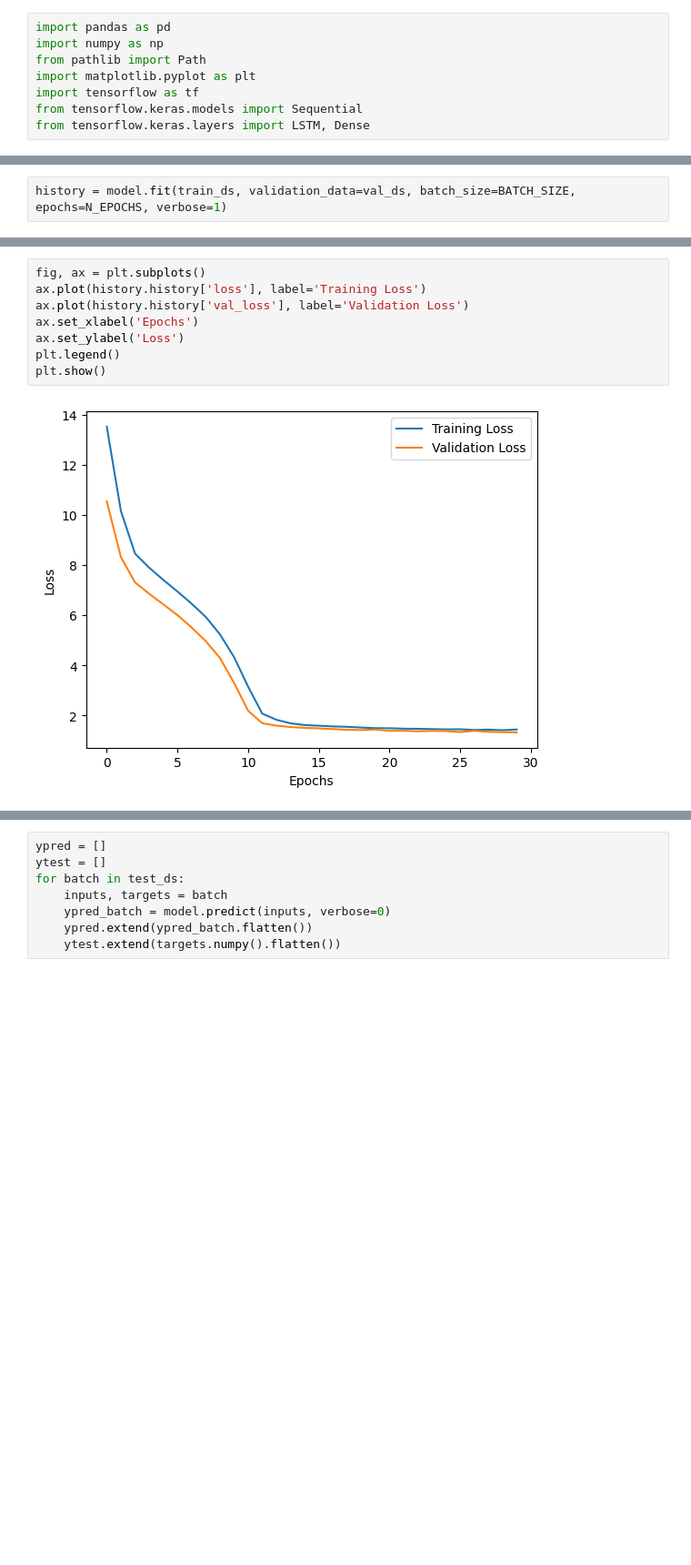
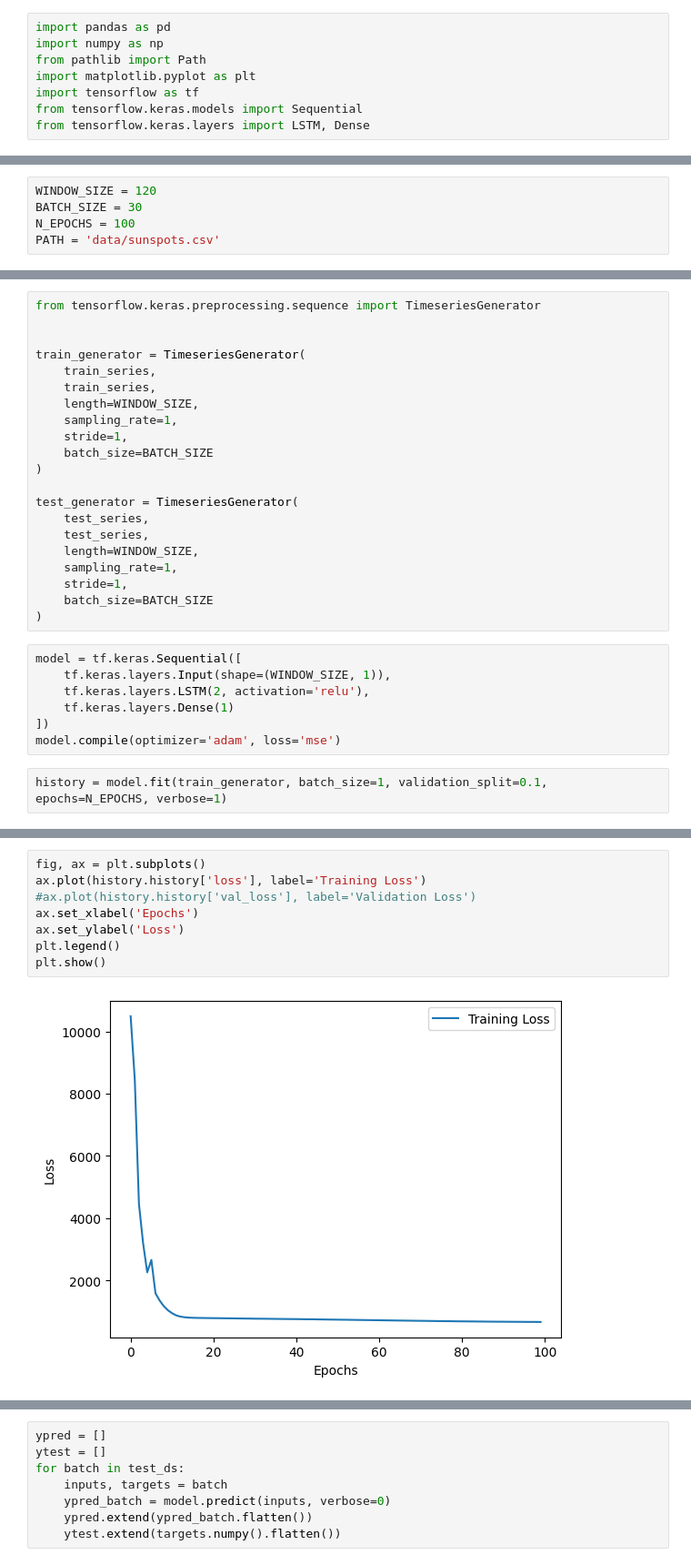
Before and after one commit to robetatis/study_notes_ml, a Jupyter notebook: sunspots.ipynb, the cells around one changed output, grey strips where cells are left out. Shown at 91% size. Saved outputs shown, nothing was run; the diff lists cells and outputs as text; blank space fills up the shorter version.

```diff
--- a/sunspots.ipynb
+++ b/sunspots.ipynb
@@ -16,0 +9,5 @@ series = 5*np.sin(time) + np.random.randn(len(time))
+# %%
+WINDOW_SIZE = 120
+BATCH_SIZE = 30
+N_EPOCHS = 100
+PATH = 'data/sunspots.csv'
@@ -93,3 +122,31 @@ model = make_model(WINDOW_SIZE, 3)
+# %%
+from tensorflow.keras.preprocessing.sequence import TimeseriesGenerator
+
+
+train_generator = TimeseriesGenerator(
+    train_series,
+    train_series,
+    length=WINDOW_SIZE,
+    sampling_rate=1,
+    stride=1,
+    batch_size=BATCH_SIZE
+)
+
+test_generator = TimeseriesGenerator(
+    test_series,
+    test_series,
+    length=WINDOW_SIZE,
+    sampling_rate=1,
+    stride=1,
+    batch_size=BATCH_SIZE
+)
+# %%
+model = tf.keras.Sequential([
+    tf.keras.layers.Input(shape=(WINDOW_SIZE, 1)),
+    tf.keras.layers.LSTM(2, activation='relu'),
+    tf.keras.layers.Dense(1)
+])
+model.compile(optimizer='adam', loss='mse')
 # %%
-history = model.fit(train_ds, validation_data=val_ds, batch_size=BATCH_SIZE, epochs=N_EPOCHS, verbose=1)
+history = model.fit(train_generator, batch_size=1, validation_split=0.1, epochs=N_EPOCHS, verbose=1)
 # %% [output]
@@ -115,10 +154,10 @@ Epoch 30/30
 # %%
 fig, ax = plt.subplots()
 ax.plot(history.history['loss'], label='Training Loss')
-ax.plot(history.history['val_loss'], label='Validation Loss')
+#ax.plot(history.history['val_loss'], label='Validation Loss')
 ax.set_xlabel('Epochs')
 ax.set_ylabel('Loss')
 plt.legend()
 plt.show()
 # %% [output]
-[figure, old version]
+[figure, new version]
```
Also changed, not shown: parts of 21 cells of this notebook.
